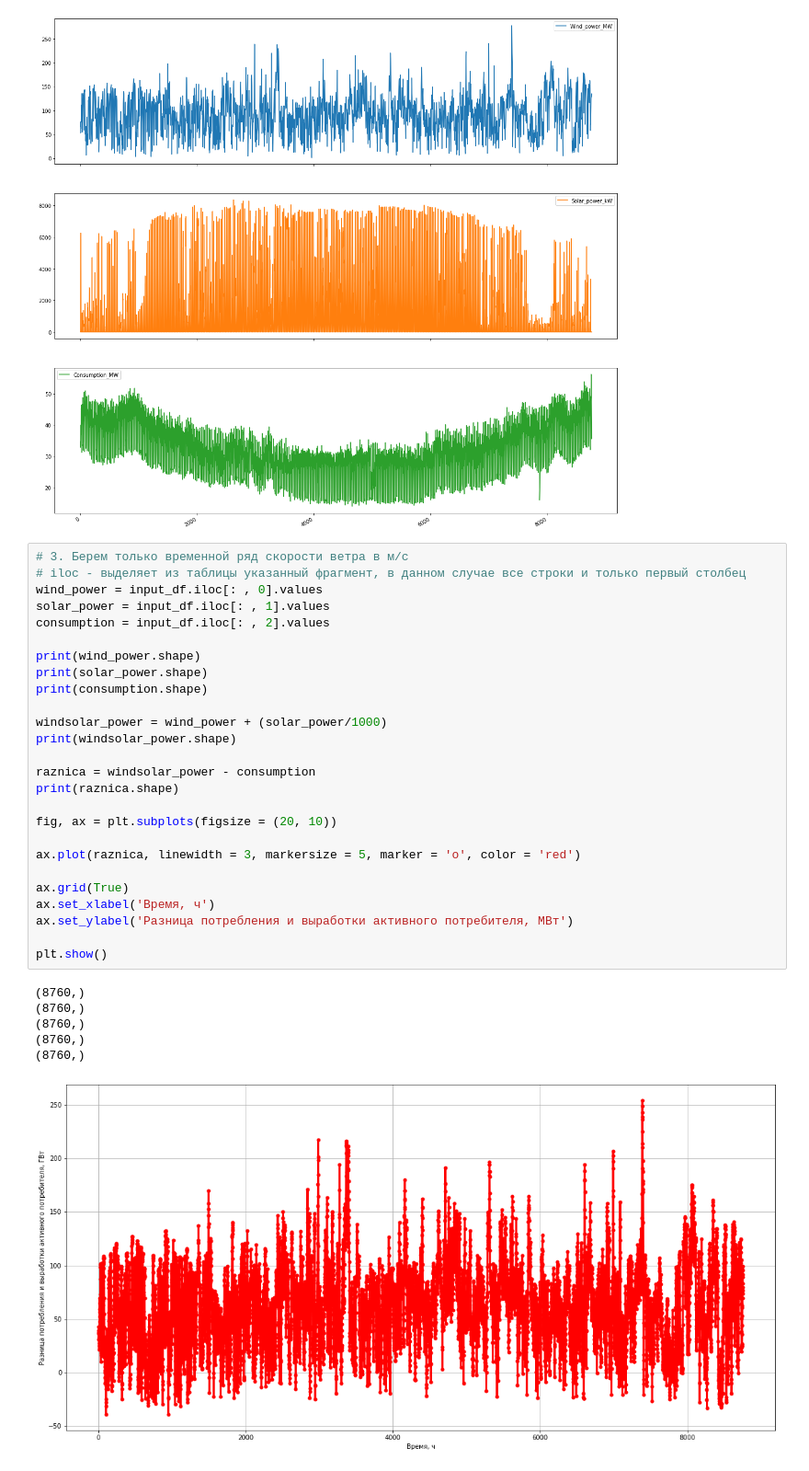
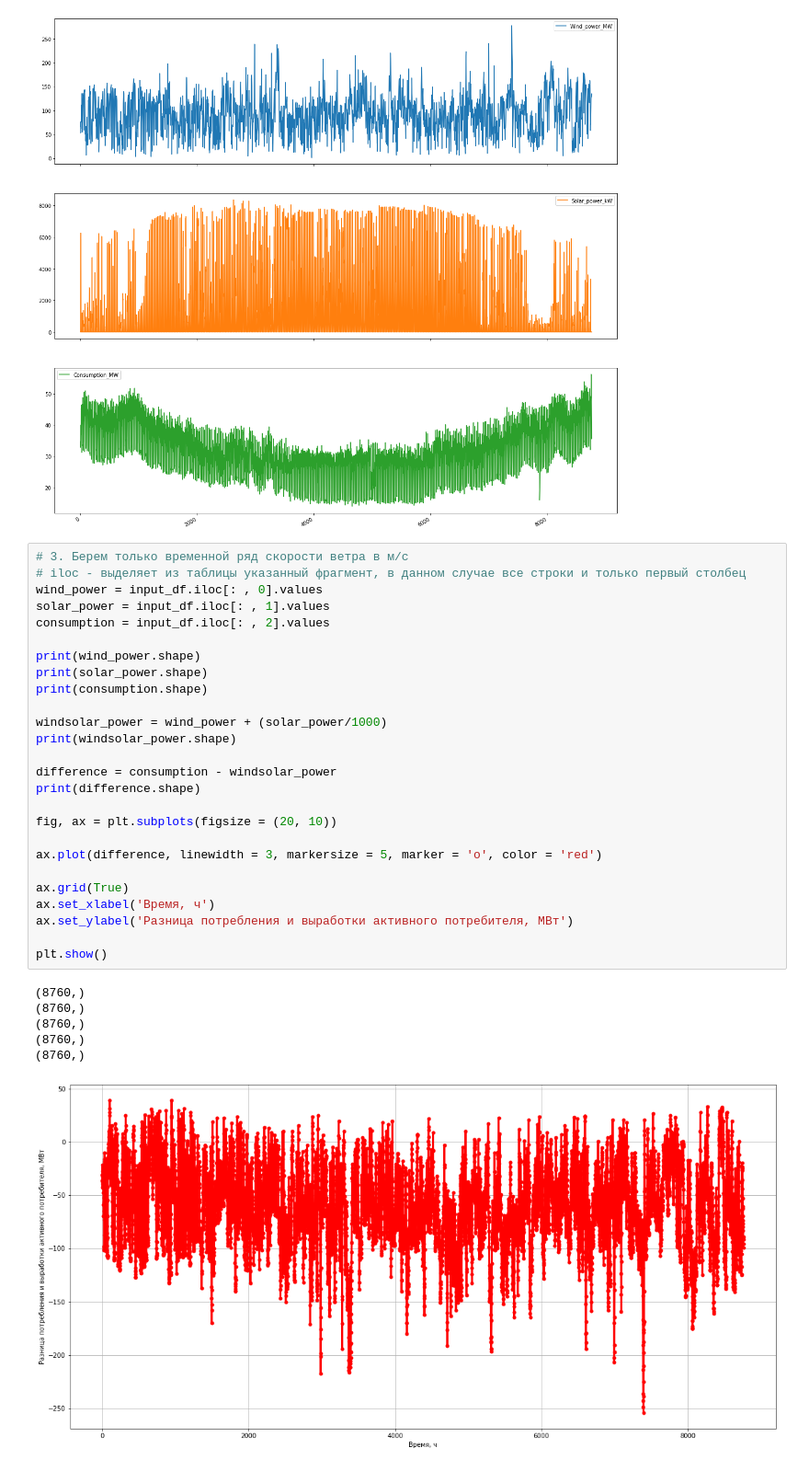
Before and after one commit to Sanyok2/Laba2, a Jupyter notebook: Laba2.ipynb, the cells around one changed output. Shown at 92% size. Drawn from its saved outputs; the diff is of its cells as text.

```diff
--- a/Laba2.ipynb
+++ b/Laba2.ipynb
@@ -48,36 +48,36 @@ axes = input_df.plot(marker=None, figsize=(20, 20), subplots = True)
 # %%
 # 3. Берем только временной ряд скорости ветра в м/с
 # iloc - выделяет из таблицы указанный фрагмент, в данном случае все строки и только первый столбец
 wind_power = input_df.iloc[: , 0].values
 solar_power = input_df.iloc[: , 1].values
 consumption = input_df.iloc[: , 2].values
 
 print(wind_power.shape)
 print(solar_power.shape)
 print(consumption.shape)
 
 windsolar_power = wind_power + (solar_power/1000)
 print(windsolar_power.shape)
 
-raznica = windsolar_power - consumption
-print(raznica.shape)
+difference = consumption - windsolar_power
+print(difference.shape)
 
 fig, ax = plt.subplots(figsize = (20, 10))
 
-ax.plot(raznica, linewidth = 3, markersize = 5, marker = 'o', color = 'red')
+ax.plot(difference, linewidth = 3, markersize = 5, marker = 'o', color = 'red')
 
 ax.grid(True)
 ax.set_xlabel('Время, ч')
 ax.set_ylabel('Разница потребления и выработки активного потребителя, МВт')
 
 plt.show()
 # %% [output]
 (8760,)
 (8760,)
 (8760,)
 (8760,)
 (8760,)
-[figure, old version]
+[figure, new version]
 # %%
 # Рассмотрим одну из них - Bokeh
 #https://docs.bokeh.org/en/latest/docs/user_guide/plotting.html
```
Also changed, not shown: parts of 3 cells of this notebook.
